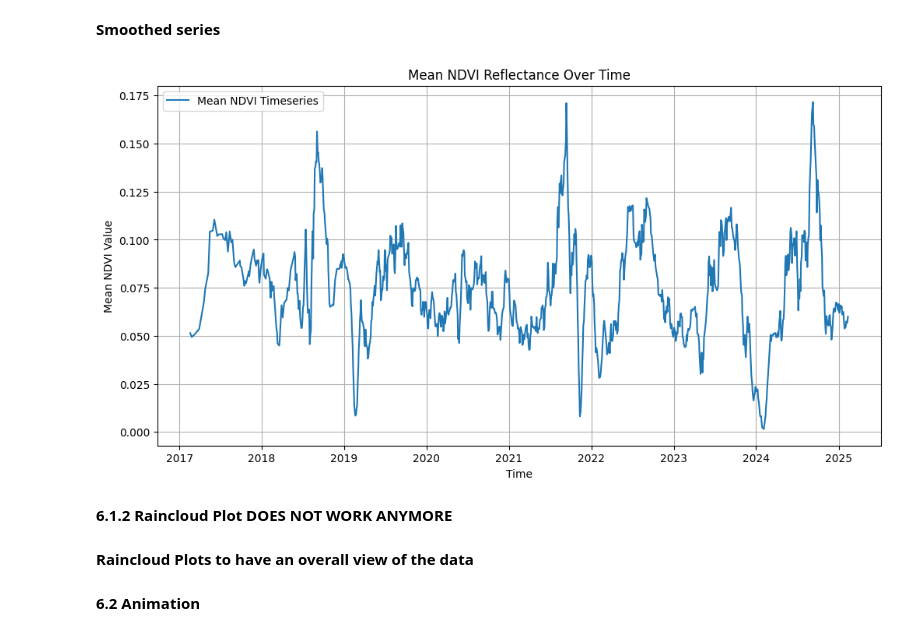
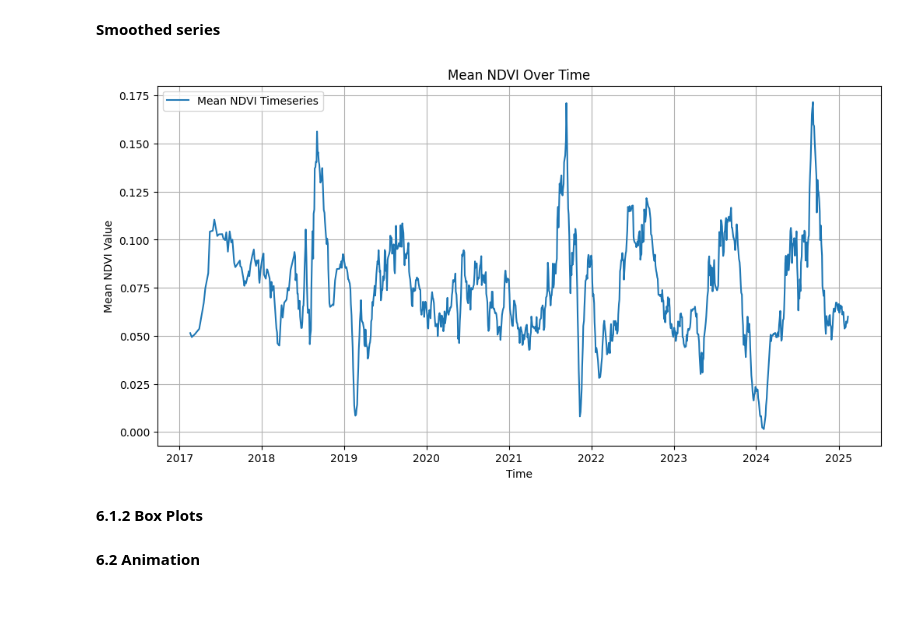
Before and after one commit to BaturalpArisoy/stac2cube, a Jupyter notebook: interactive/get_stac_layers.ipynb, the cells around one changed output. Cells and saved outputs as stored; diff of their text form; code cells hidden in the pictures; blank space fills up the shorter version.

```diff
--- a/interactive/get_stac_layers.ipynb
+++ b/interactive/get_stac_layers.ipynb
@@ -399,16 +422,14 @@ plt.show()
 # %%
 smoothed_da = da_sel.rolling(time=7, center=True).mean()
 plt.figure(figsize=(12, 6))
 plt.plot(smoothed_da["time"], smoothed_da, label="Mean NDVI Timeseries")
 plt.xlabel("Time")
 plt.ylabel("Mean NDVI Value")
-plt.title("Mean NDVI Reflectance Over Time")
+plt.title("Mean NDVI Over Time")
 plt.legend()
 plt.grid()
 plt.show()
 # %% [output]
-[figure, old version]
+[figure, new version]
 # %% [markdown]
-**6.1.2 Raincloud Plot** **DOES NOT WORK ANYMORE**
+**6.1.2 Box Plots**
-# %% [markdown]
-**Raincloud Plots to have an overall view of the data**
```
Also changed, not shown: parts of 10 cells of this notebook, 6 other files.
